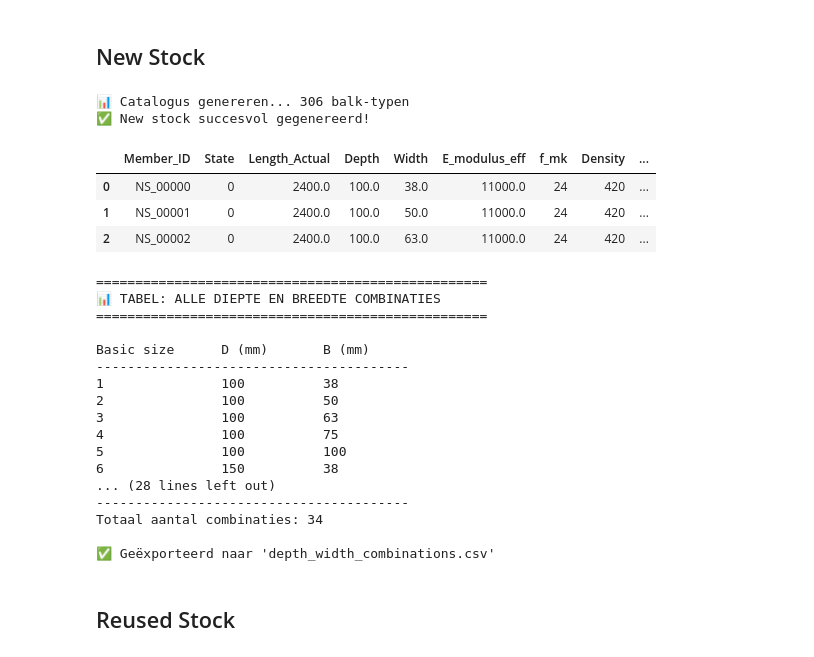
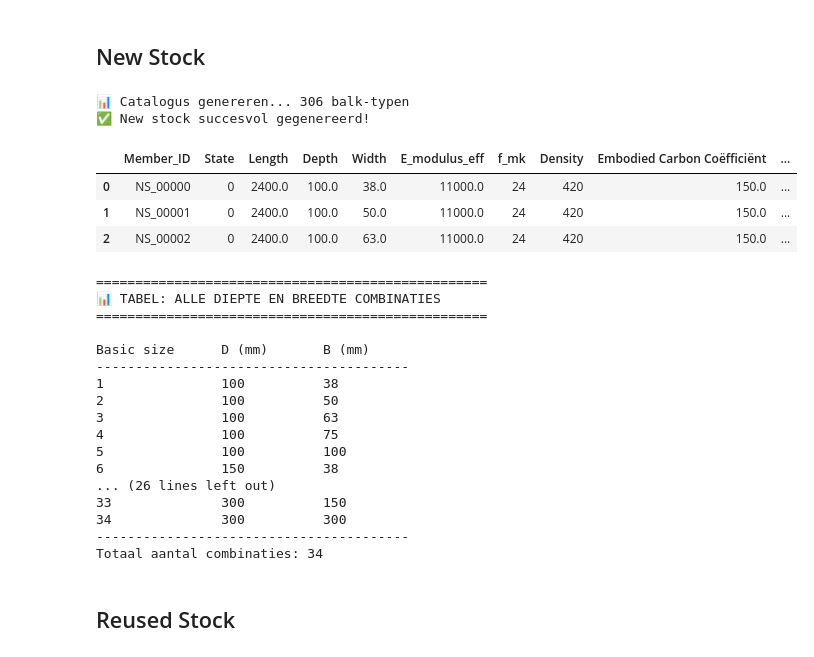
Before and after one commit to Jasp3r16/thesis_generative_timber, a Jupyter notebook: c22_timber_stock_dataset_generation.ipynb, the cells around one changed output. Drawn from its saved outputs; the diff is of its cells as text; code cells hidden in the pictures.

```diff
--- a/c22_timber_stock_dataset_generation.ipynb
+++ b/c22_timber_stock_dataset_generation.ipynb
@@ -110,7 +110,7 @@ def generate_new_timber_catalog():
         data.append({
             'Member_ID': f"NS_{index:05d}",
             'State': 0,
-            'Length_Actual': float(length),
+            'Length': float(length),
             'Depth': float(depth),
             'Width': float(width),
             'E_modulus_eff': float(MECH_PROPS_NEW['E_modulus_eff']),
@@ -127,37 +127,37 @@ def generate_new_timber_catalog():
     return df_new
 
 df_new_stock = generate_new_timber_catalog()
 display(df_new_stock.head(3))
 
 # ==========================================
 # CEL 3: TABEL MET DEPTH EN WIDTH
 # ==========================================
 print("\n" + "="*50)
 print("📊 TABEL: ALLE DIEPTE EN BREEDTE COMBINATIES")
 print("="*50)
 
 depth_width_combinations = df_new_stock[['Depth', 'Width']].drop_duplicates().sort_values(by=['Depth', 'Width']).reset_index(drop=True)
 
 print(f"\n{'Basic size':<15} {'D (mm)':<12} {'B (mm)':<12}")
 print("-" * 40)
 
 for idx, (_, row) in enumerate(depth_width_combinations.iterrows(), 1):
     depth = int(row['Depth'])
     width = int(row['Width'])
     print(f"{idx:<15} {depth:<12} {width:<12}")
 
 print("-" * 40)
 print(f"Totaal aantal combinaties: {len(depth_width_combinations)}")
 
 # depth_width_combinations.to_csv('depth_width_combinations.csv', index=False)
 # print("\n✅ Geëxporteerd naar 'depth_width_combinations.csv'")
 # %% [output]
 📊 Catalogus genereren... 306 balk-typen
 ✅ New stock succesvol gegenereerd!
-|  | Member_ID | State | Length_Actual | Depth | Width | E_modulus_eff | f_mk | Density | ... |
-| 0 | NS_00000 | 0 | 2400.0 | 100.0 | 38.0 | 11000.0 | 24 | 420 | ... |
-| 1 | NS_00001 | 0 | 2400.0 | 100.0 | 50.0 | 11000.0 | 24 | 420 | ... |
-| 2 | NS_00002 | 0 | 2400.0 | 100.0 | 63.0 | 11000.0 | 24 | 420 | ... |
+|  | Member_ID | State | Length | Depth | Width | E_modulus_eff | f_mk | Density | Embodied Carbon Coëfficiënt | ... |
+| 0 | NS_00000 | 0 | 2400.0 | 100.0 | 38.0 | 11000.0 | 24 | 420 | 150.0 | ... |
+| 1 | NS_00001 | 0 | 2400.0 | 100.0 | 50.0 | 11000.0 | 24 | 420 | 150.0 | ... |
+| 2 | NS_00002 | 0 | 2400.0 | 100.0 | 63.0 | 11000.0 | 24 | 420 | 150.0 | ... |
 ==================================================
 📊 TABEL: ALLE DIEPTE EN BREEDTE COMBINATIES
 ==================================================
@@ -170,11 +170,11 @@ Basic size      D (mm)       B (mm)
 4               100          75
 5               100          100
 6               150          38
-... (28 lines left out)
+... (26 lines left out)
+33              300          150
+34              300          300
 ----------------------------------------
 Totaal aantal combinaties: 34
-
-✅ Geëxporteerd naar 'depth_width_combinations.csv'
 # %% [markdown]
 ## Reused Stock
 # %%
```
Also changed, not shown: parts of 2 cells of this notebook, 2 other files.
